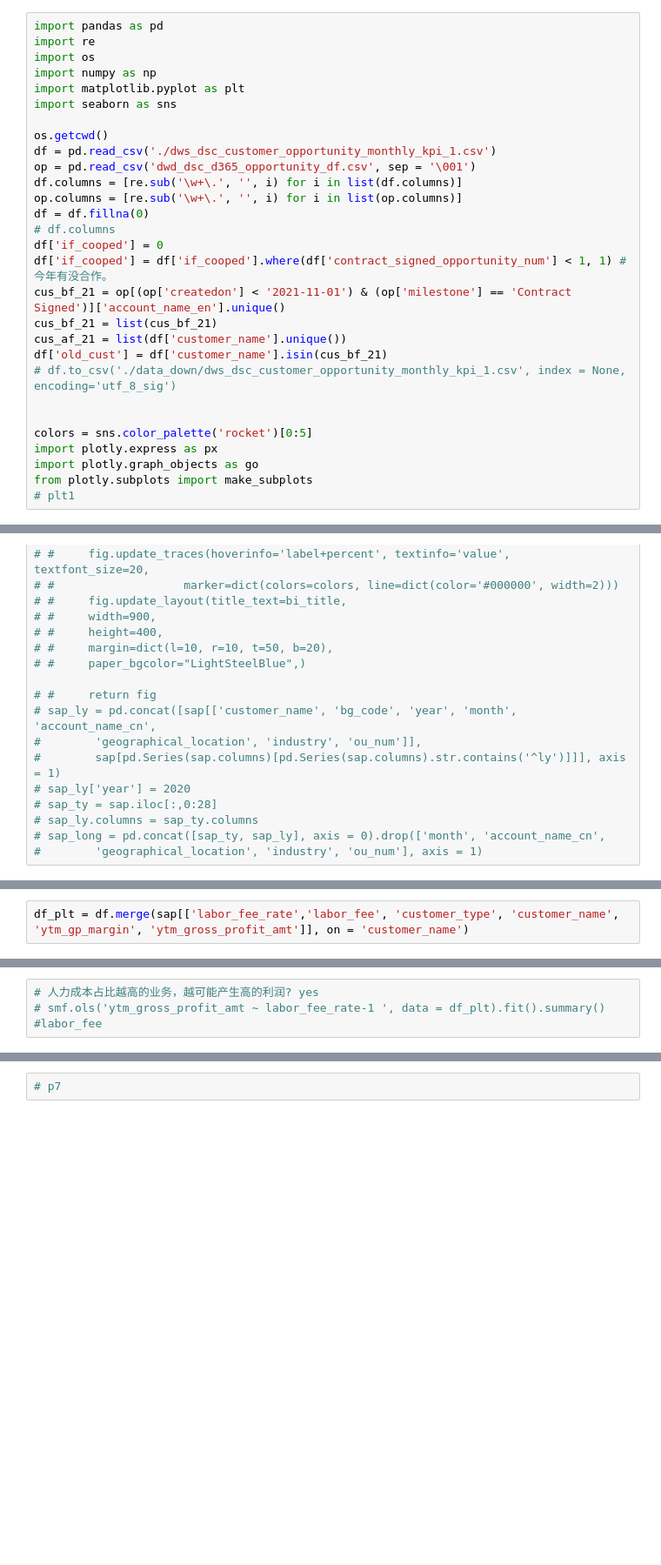
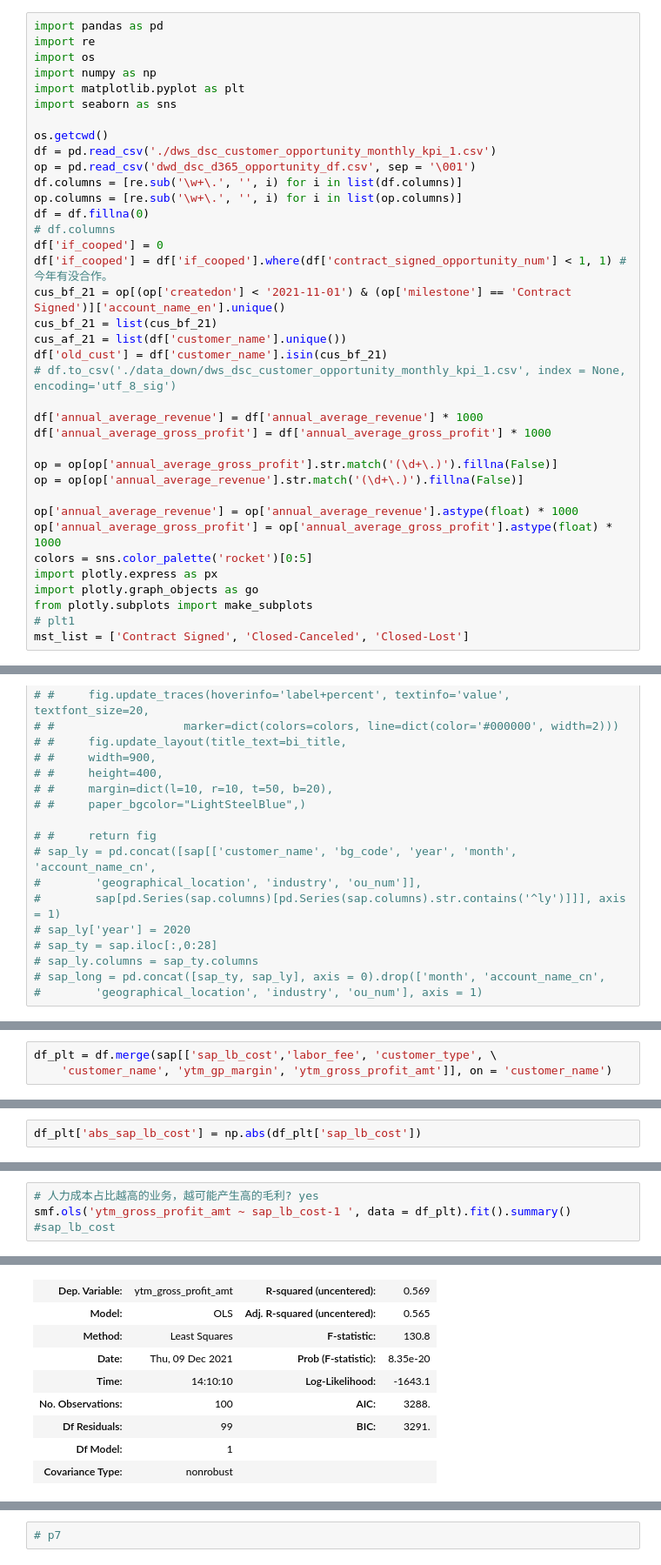
Before and after one commit to fyenne/play8_paint, a Jupyter notebook: data_down/Untitled-1.ipynb, the cells around one changed output, grey strips where cells are left out. Shown at 87% size. Saved outputs shown, nothing was run; the diff lists cells and outputs as text; blank space fills up the shorter version.

```diff
--- a/data_down/Untitled-1.ipynb
+++ b/data_down/Untitled-1.ipynb
@@ -21,12 +24,20 @@ cus_af_21 = list(df['customer_name'].unique())
 df['old_cust'] = df['customer_name'].isin(cus_bf_21)
 # df.to_csv('./data_down/dws_dsc_customer_opportunity_monthly_kpi_1.csv', index = None, encoding='utf_8_sig')
 
+df['annual_average_revenue'] = df['annual_average_revenue'] * 1000
+df['annual_average_gross_profit'] = df['annual_average_gross_profit'] * 1000
 
+op = op[op['annual_average_gross_profit'].str.match('(\d+\.)').fillna(False)]
+op = op[op['annual_average_revenue'].str.match('(\d+\.)').fillna(False)]
+
+op['annual_average_revenue'] = op['annual_average_revenue'].astype(float) * 1000
+op['annual_average_gross_profit'] = op['annual_average_gross_profit'].astype(float) * 1000
 colors = sns.color_palette('rocket')[0:5]
 import plotly.express as px
 import plotly.graph_objects as go
 from plotly.subplots import make_subplots
 # plt1
+mst_list = ['Contract Signed', 'Closed-Canceled', 'Closed-Lost']
 # %%
 def plot_pie(plt10, plt11,  bi_title, **kwargs):
     """
@@ -347,2 +362,3 @@ strong multicollinearity or other numerical problems.
 # %%
-df_plt = df.merge(sap[['labor_fee_rate','labor_fee', 'customer_type', 'customer_name', 'ytm_gp_margin', 'ytm_gross_profit_amt']], on = 'customer_name')
+df_plt = df.merge(sap[['sap_lb_cost','labor_fee', 'customer_type', \
+    'customer_name', 'ytm_gp_margin', 'ytm_gross_profit_amt']], on = 'customer_name')
@@ -349,3 +367,5 @@ df_plt = df.merge(sap[['labor_fee_rate','labor_fee', 'customer_type', 'customer_
+# %%
+df_plt['abs_sap_lb_cost'] = np.abs(df_plt['sap_lb_cost'])
 # %%
 # Q1到Q4不同类别的客户，商机成功率有无显著差异？
 # 人力成本不同的客户，商机成功率有无显著差异？
@@ -374,3 +415,4 @@ smf.ols('opportunity_win_rate ~  labor_fee_rate  - 1 ', data = df_plt).fit().sum
 # %%
-# 人力成本占比越高的业务，越可能产生高的利润? yes
-# smf.ols('ytm_gross_profit_amt ~ labor_fee_rate-1 ', data = df_plt).fit().summary() #labor_fee
+# 人力成本占比越高的业务，越可能产生高的毛利? yes
+smf.ols('ytm_gross_profit_amt ~ sap_lb_cost-1 ', data = df_plt).fit().summary() #sap_lb_cost
+# %% [output]
@@ -376,0 +420,9 @@ smf.ols('opportunity_win_rate ~  labor_fee_rate  - 1 ', data = df_plt).fit().sum
+| Dep. Variable: | ytm_gross_profit_amt | R-squared (uncentered): | 0.569 |
+| Model: | OLS | Adj. R-squared (uncentered): | 0.565 |
+| Method: | Least Squares | F-statistic: | 130.8 |
+| Date: | Thu, 09 Dec 2021 | Prob (F-statistic): | 8.35e-20 |
+| Time: | 14:10:10 | Log-Likelihood: | -1643.1 |
+| No. Observations: | 100 | AIC: | 3288. |
+| Df Residuals: | 99 | BIC: | 3291. |
+| Df Model: | 1 |  |  |
+| Covariance Type: | nonrobust |  |  |
```
Also changed, not shown: parts of 62 cells of this notebook, 2 other files.
